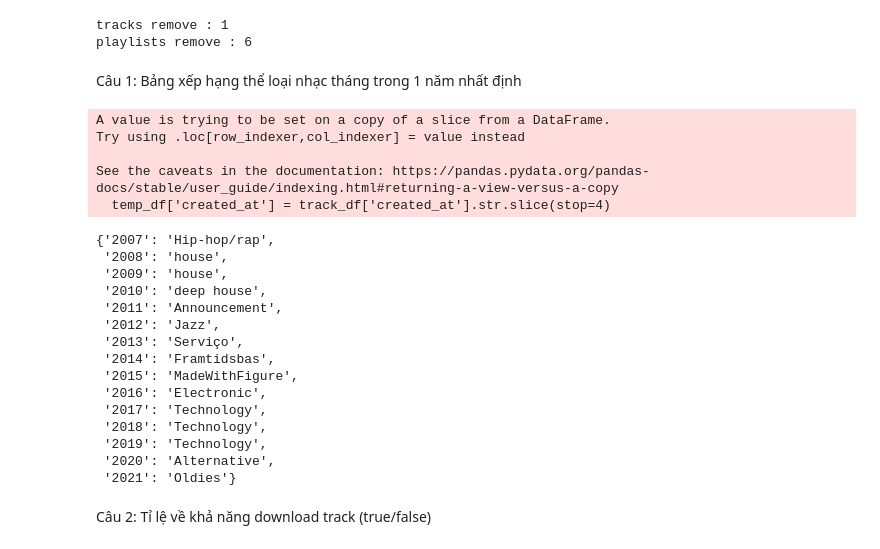
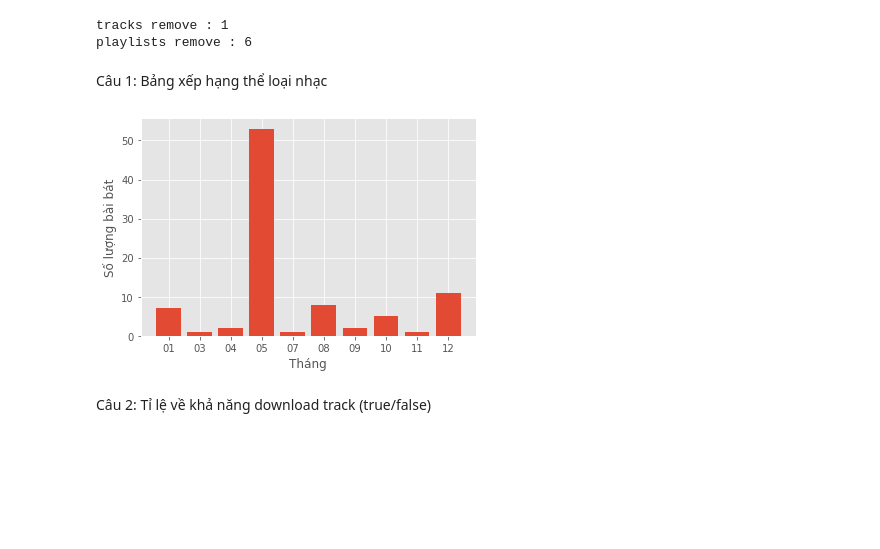
Before and after one commit to TrongPhuoc001/ds-project2, a Jupyter notebook: project2.ipynb, the cells around one changed output. Saved outputs shown, nothing was run; the diff lists cells and outputs as text; code cells hidden in the pictures; blank space fills up the shorter version.

```diff
--- a/project2.ipynb
+++ b/project2.ipynb
@@ -111,42 +111,23 @@ playlist_rows = len(playlist_df)
 tracks remove : 1
 playlists remove : 6
 # %% [markdown]
-Câu 1: Bảng xếp hạng thể loại nhạc tháng trong 1 năm nhất định
+Câu 1: Bảng xếp hạng thể loại nhạc
-# %%
-years = track_df['created_at'].str.slice(stop=4)
-result ={}
-set_years = set(years)
-set_years=sorted(set_years)
-temp_df = track_df[['created_at','genre']]
-temp_df['created_at'] = track_df['created_at'].str.slice(stop=4)
-temp_df=temp_df.dropna()
-for year in set_years:
-    temp2_df = temp_df[temp_df['created_at'] == year]
-    list_genre = list(temp2_df['genre'])
-    most_genre = max(set(list_genre), key = list_genre.count)
-    result[year] = most_genre
-result
-# %% [output]
-A value is trying to be set on a copy of a slice from a DataFrame.
-Try using .loc[row_indexer,col_indexer] = value instead
-
-See the caveats in the documentation: https://pandas.pydata.org/pandas-docs/stable/user_guide/indexing.html#returning-a-view-versus-a-copy
-  temp_df['created_at'] = track_df['created_at'].str.slice(stop=4)
-{'2007': 'Hip-hop/rap',
- '2008': 'house',
- '2009': 'house',
- '2010': 'deep house',
- '2011': 'Announcement',
- '2012': 'Jazz',
- '2013': 'Serviço',
- '2014': 'Framtidsbas',
- '2015': 'MadeWithFigure',
- '2016': 'Electronic',
- '2017': 'Technology',
- '2018': 'Technology',
- '2019': 'Technology',
- '2020': 'Alternative',
- '2021': 'Oldies'}
+# %%
+result ={}
+temp_df = track_df[['created_at','genre']]
+genre = 'Electronic'
+temp_df = temp_df[temp_df['genre']==genre]
+temp_df['created_at'] = temp_df['created_at'].str.slice(5,7)
+list_month = list(set(temp_df['created_at']))
+list_month.sort()
+for mon in list_month:
+    result[mon]=len(temp_df[temp_df['created_at']==mon])
+plt.bar(list(result.keys()),list(result.values()))
+plt.xlabel('Tháng')
+plt.ylabel('Số lượng bài bát')
+plt.show()
+# %% [output]
+[figure, added]
 # %% [markdown]
 Câu 2: Tỉ lệ về khả năng download track (true/false)
 # %%
```
Also changed, not shown: parts of 6 cells of this notebook.
